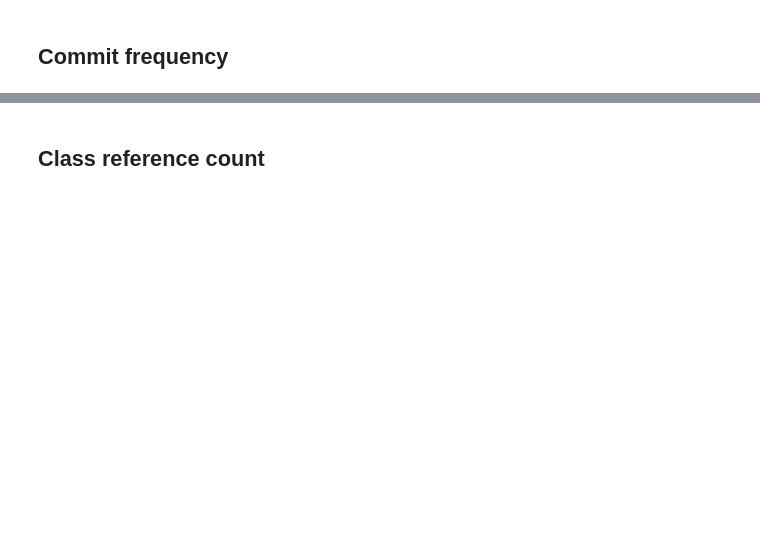
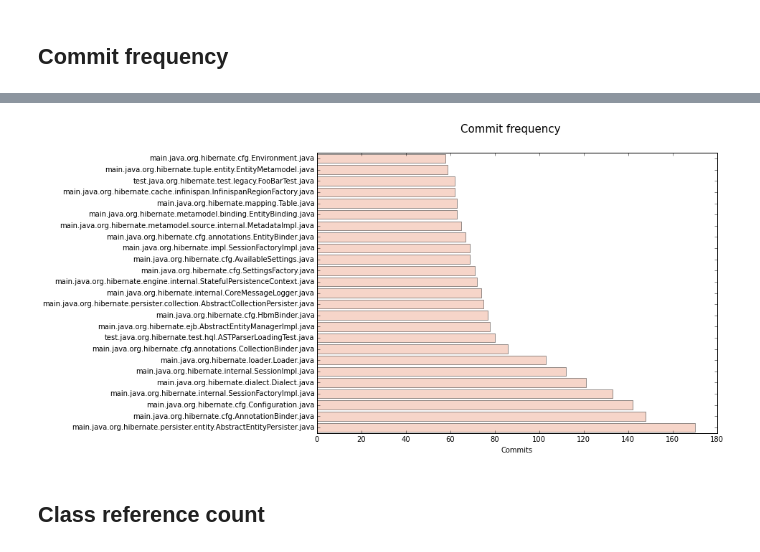
Before and after one commit to ppossemiers/analyzer, a Jupyter notebook: analyzer.ipynb, the cells around one changed output, grey strips where cells are left out. Drawn from its saved outputs; the diff is of its cells as text; code cells hidden in the pictures; blank space fills up the shorter version.

```diff
--- a/analyzer.ipynb
+++ b/analyzer.ipynb
@@ -58,21 +55,39 @@ def sanitize(contents):
              .replace('<', '').replace('|', '')
              .replace('%', '') for line in lines]
 
-    # join all lines into one string
-    #return ' '.join(lines)
     return lines
+
+def find_whole_word(w):
+    return re.compile(r'\b({0})\b'.format(w), flags=re.IGNORECASE).search
+
+def parse_git_log(repo_dir):
+    commits = {}
+    p = Popen('git log --name-only --pretty=format:', shell=True, stdout=PIPE, cwd=repo_dir)
+    (log, _) = p.communicate()
+    log = log.strip('\n\x1e').split('\x1e')
+    log = [r.strip().split('\n') for r in log]
+    log = [f[f.find('src') + 4:].replace('/', '.') for f in log[0] if '.java' in f]
+
+    for f in log:
+        try:
+            commits[f] += 1
+        except:
+            commits[f] = 1
+
+    return commits
 
 def count_references(src):
     names, codes = zip(*src)
     refs = {e : 0 for i, e in enumerate(names)}
 
     for name in names:
+        c_name = name[name.rfind('.'):]
         for code in codes:
-            if name in code:
+            #if c_name in code:
+            if find_whole_word(c_name)(code):
                 refs[name] += 1
 
     # sort by amount of references
-    #return sorted(deps.items(), key=operator.itemgetter(1), reverse=True)
     return {k: v for k, v in refs.iteritems() if v > 1}
 
 def count_lines(src):
@@ -82,13 +97,12 @@ def count_lines(src):
         lines = code.split('\n')
         counts[name] = len(lines)
 
-    # sort by amount of references
-    #return sorted(deps.items(), key=operator.itemgetter(1), reverse=True)
+    # sort by amount of lines
     return {k: v for k, v in counts.iteritems()}
 
 def make_hbar_plot(dictionary, title, x_label, top=TOP):
-    # show top referenced classes
-    refs = sorted(dictionary.values(), reverse=True)[:top]
+    # show top classes
+    vals = sorted(dictionary.values(), reverse=True)[:top]
     lbls = sorted(dictionary, key=dictionary.get, reverse=True)[:top]
 
     # make plot
@@ -98,7 +112,7 @@ def make_hbar_plot(dictionary, title, x_label, top=TOP):
 
     # set ticks
     y_pos = np.arange(len(lbls)) + 0.5
-    ax.barh(y_pos, refs, align='center', alpha=0.4, color='darksalmon')
+    ax.barh(y_pos, vals, align='center', alpha=0.4, color='darksalmon')
     ax.set_yticks(y_pos)
     ax.set_yticklabels(lbls)
     ax.set_xlabel(x_label)
@@ -149,3 +124,13 @@ make_hbar_plot(commit_dict, 'Commit frequency', 'Commits', 25)
+# %%
+repo_url = 'https://github.com/' + USER + '/' + REPO
+os.chdir(BASE_PATH)
+os.system('git clone {}'.format(repo_url))
+
+commit_dict = parse_git_log(BASE_PATH + REPO)
+#print json.dumps(commit_dict, indent=4, sort_keys=True)
+make_hbar_plot(commit_dict, 'Commit frequency', 'Commits', 25)
+# %% [output]
+[figure, added]
 # %% [markdown]
 ## Class reference count
 # %%
```
Also changed, not shown: parts of 5 cells of this notebook.
